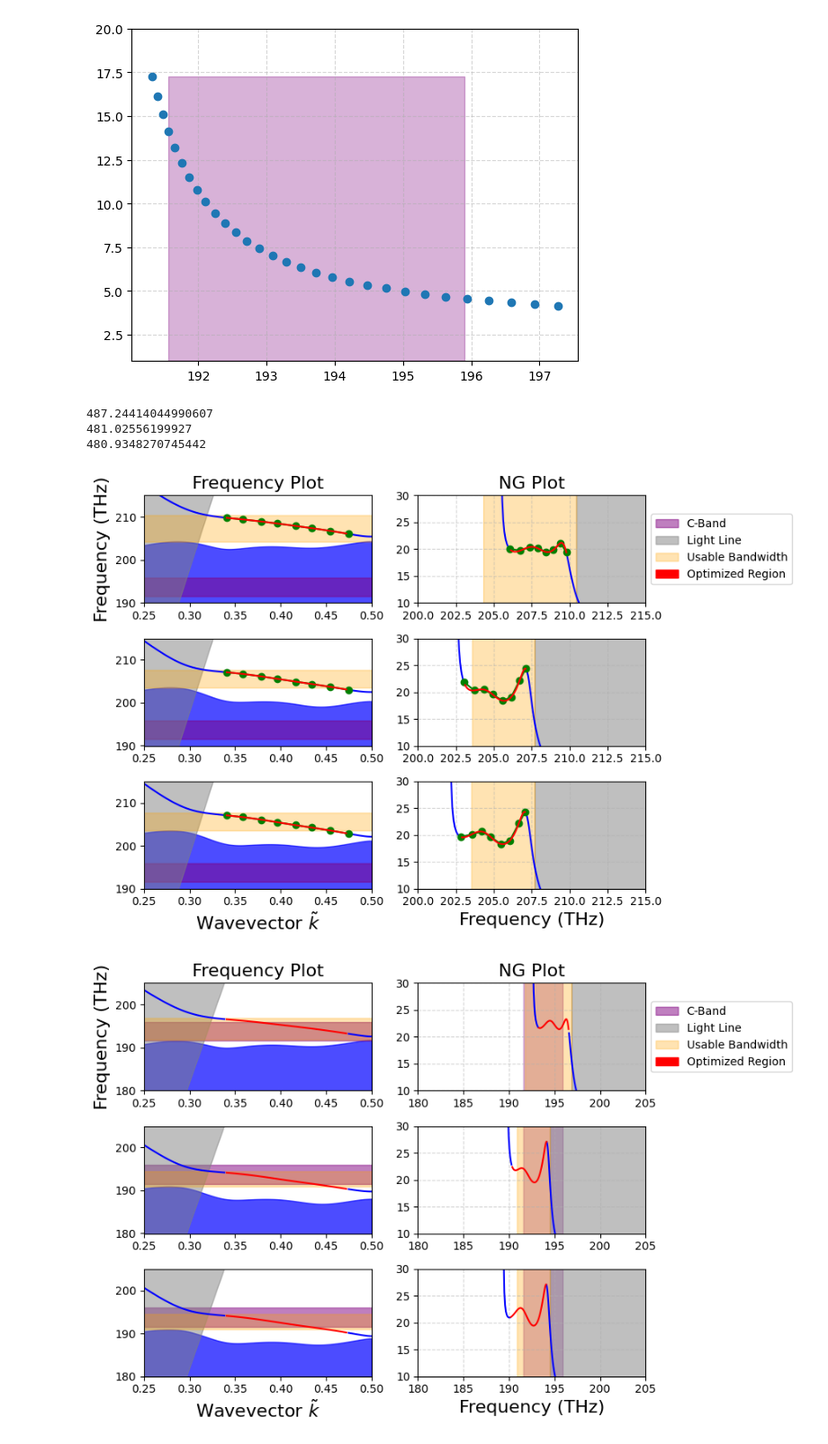
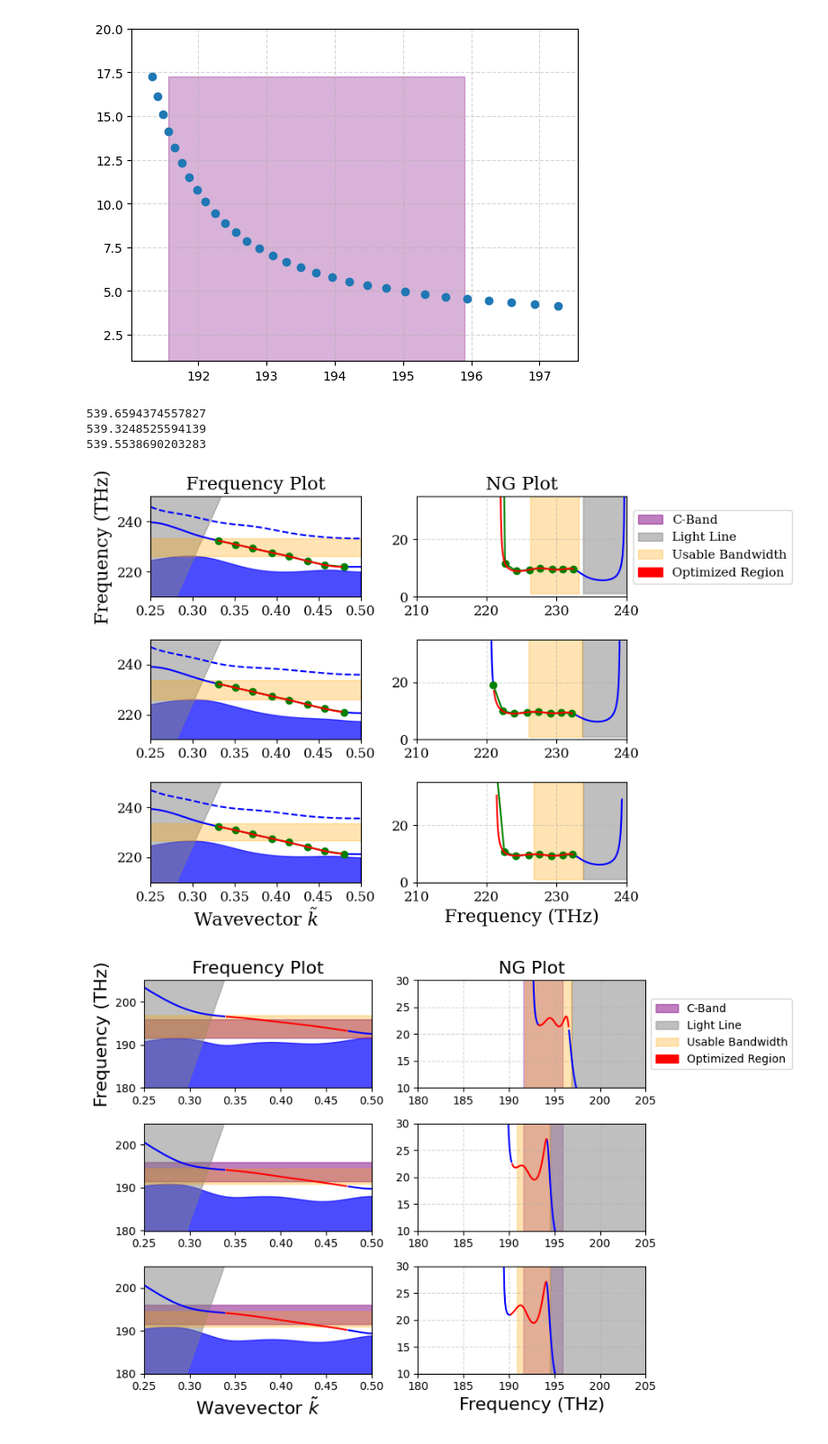
Before and after one commit to DominicJThompson/optGME, a Jupyter notebook: paper2/playground.ipynb, the cells around one changed output. Shown at 90% size. Drawn from its saved outputs; the diff is of its cells as text; code cells hidden in the pictures.

Commit message:
added some meta data saving

```diff
--- a/paper2/playground.ipynb
+++ b/paper2/playground.ipynb
@@ -14,8 +15,8 @@ import optomization
 # %%
-a = 400
-phc = optomization.W1(NyChange=0,Ny=7, ra=.3 ,eps_slab=3.13,dslab=270/a)
+a = 420
+phc = optomization.W1(NyChange=0,Ny=7, ra=.25 ,eps_slab=3.13,dslab=270/a)
 gme = legume.GuidedModeExp(phc,2.01)
-ks = npa.linspace(0,np.pi,25)
+ks = npa.linspace(np.pi*.5,np.pi,100)
 gmeParams = {'verbose':False,'numeig':21,'compute_im':False,'kpoints':npa.array([ks,[0]*len(ks)])}
 gme.run(**gmeParams)
 # %%
@@ -59,13 +64,15 @@ plt.show()
 # %% [output]
 [figure]
 # %%
-#dirs = ['media/ng10_tests/test0.json','media/ng10_tests/test1.json','media/ng10_tests/test2.json']
-dirs = ['media/ng20_tests/test0_centered_20.json','media/ng20_tests/test3_20.json','media/ng20_tests/test4_20.json']
+a = 455
+dirs = ['media/NDBP_05/test0_ng28.json','media/ng10_tests/test0.json','media/ng20_tests/test3_20.json']
 vars_list = []
+kpoints = []
 for dir in dirs:
     with open(dir, 'r') as f:
         data = json.load(f)
     vars_list.append(data[-2]['x_values'])
+    kpoints.append(data[-1]["gmeParams"]['kpoints'][0])
 vars_array = np.array(vars_list)
 # %%
 import copy
@@ -93,9 +100,9 @@ import matplotlib.lines as mlines
 fig, ax = plt.subplots(3,2,figsize=(9,6))
 ngs = np.array(ngs)
 
-startk = 36
-endk = 89
-k_target = [36,43,51,58,66,73,81,89]
+startk = 32
+endk = 91
+k_target = np.linspace(32,91,8).astype(int)
 for i,gme in enumerate(gmes):
 
     #print out the conversion factor to center the c band at the start of the region
@@ -123,44 +130,44 @@ for i,gme in enumerate(gmes):
     ax[i,0].fill_between(ks/np.pi/2, ks*fconv/np.pi/2, np.max(ks)*fconv/np.pi/2, color='gray', alpha=.5)
     ax[i,0].fill_between(ks/np.pi/2, bw_min, bw_max, color='orange', alpha=.3)
     ax[i,0].set_xlim(0.25, 0.5)
-    ax[i,0].set_ylim(190, 215)
+    ax[i,0].set_ylim(210, 250)
 
     #ng plot
     # Plot the blue curve outside [startk, endk]
     ax[i,1].plot(gme.freqs[:startk,14]*fconv, ngs[i][:startk], color='b')
     ax[i,1].plot(gme.freqs[endk:,14]*fconv, ngs[i][endk:], color='b')
     ax[i,1].plot(gme.freqs[k_target,14]*fconv, ngs[i][k_target], color='g', marker='o')
     # Plot the red curve within [startk, endk]
     ax[i,1].plot(gme.freqs[startk:endk,14]*fconv, ngs[i][startk:endk], color='r')
     ax[i,1].fill_between(np.linspace(c_band_min, c_band_max, len(ks)), np.ones(len(ks)), np.max(ngs), color='purple', alpha=0.3)
-    ax[i,1].fill_between([gme.freqs[light_line_index,14]*fconv,220],[1,1],50,color='gray',alpha=0.5)
+    ax[i,1].fill_between([gme.freqs[light_line_index,14]*fconv,300],[1,1],50,color='gray',alpha=0.5)
     ax[i,1].fill_between(np.linspace(bw_min, bw_max, len(ks)), np.ones(len(ks)), np.max(ngs), color='orange', alpha=0.3)
     ax[i,1].grid(True,linestyle='--',alpha=0.5)
-    ax[i,1].set_ylim(10,30)
-    ax[i,1].set_xlim(200, 215)
+    ax[i,1].set_ylim(0,35)
+    ax[i,1].set_xlim(210, 240)
 
 #add labels and legends
 ax[0,0].set_ylabel('Frequency (THz)',fontsize=16)
 ax[2,1].set_xlabel('Frequency (THz)',fontsize=16)
 ax[0,0].set_title('Frequency Plot',fontsize=16)
 ax[0,1].set_title('NG Plot',fontsize=16)
 ax[2,0].set_xlabel('Wavevector $\\tilde k$',fontsize=16)
 # To set custom legend labels and colors, define proxy artists for the legend:
 legend_handles = [
     mpatches.Patch(color='purple', alpha=0.5, label='C-Band'),
     mpatches.Patch(color='gray', alpha=0.5, label='Light Line'),
     mpatches.Patch(color='orange', alpha=0.3, label='Usable Bandwidth'),
     mpatches.Patch(color='red', alpha=1, label='Optimized Region')
 ]
 ax[0,1].legend(handles=legend_handles, loc='center left', bbox_to_anchor=(1, 0.5))
 
 plt.tight_layout()
 plt.show()
 # %% [output]
-487.24414044990607
-481.02556199927
-480.9348270745442
+539.6594374557827
+539.3248525594139
+539.5538690203283
-[figure, old version]
+[figure, new version]
 # %%
 phcs_corrected = []
 gmes_corrected = []
```
Also changed, not shown: parts of 10 cells of this notebook, 3 other files.
